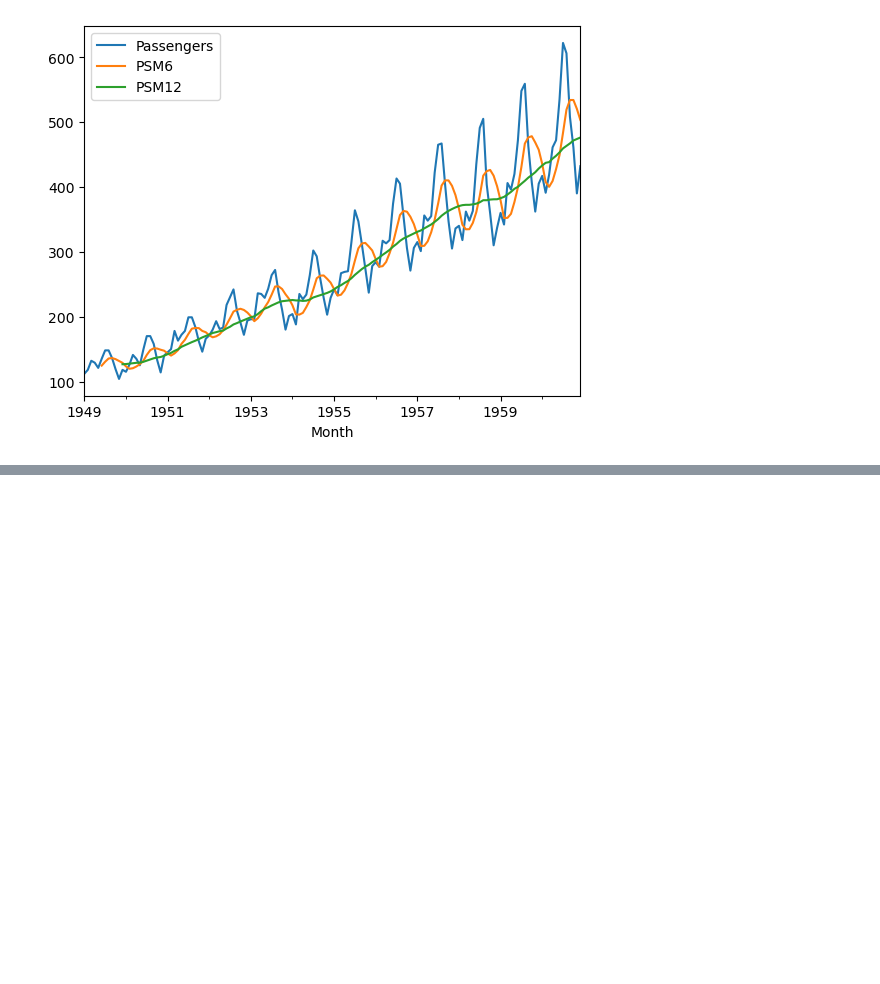
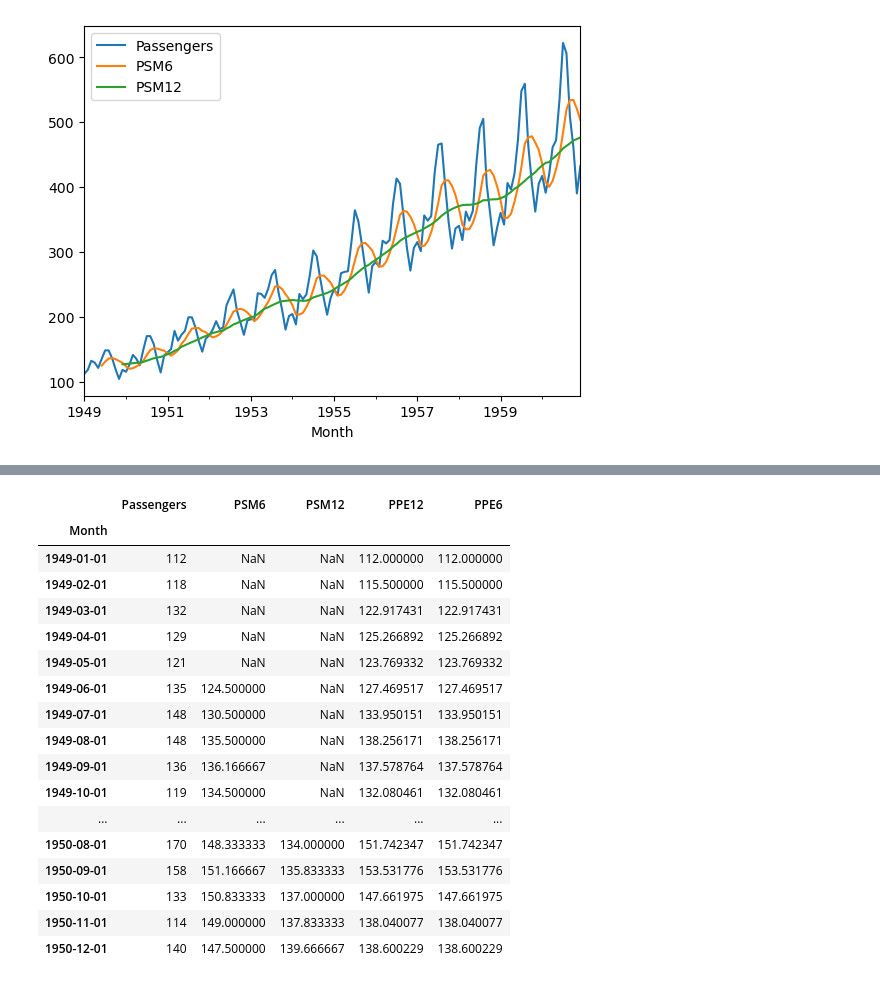
Before and after one commit to dparedes616/Series-de-Tiempo, a Jupyter notebook: promedios.ipynb, the cells around one changed output, grey strips where cells are left out. Cells and saved outputs as stored; diff of their text form; code cells hidden in the pictures; blank space fills up the shorter version.

```diff
--- a/promedios.ipynb
+++ b/promedios.ipynb
@@ -110,0 +141,22 @@ df_aerolinea.plot()
+# %%
+df_aerolinea["PPE6"] = df_aerolinea["Passengers"].ewm(span=6).mean()
+df_aerolinea.head(24)
+# %% [output]
+|  | Passengers | PSM6 | PSM12 | PPE12 | PPE6 |
+| Month |  |  |  |  |  |
+| 1949-01-01 | 112 | NaN | NaN | 112.000000 | 112.000000 |
+| 1949-02-01 | 118 | NaN | NaN | 115.500000 | 115.500000 |
+| 1949-03-01 | 132 | NaN | NaN | 122.917431 | 122.917431 |
+| 1949-04-01 | 129 | NaN | NaN | 125.266892 | 125.266892 |
+| 1949-05-01 | 121 | NaN | NaN | 123.769332 | 123.769332 |
+| 1949-06-01 | 135 | 124.500000 | NaN | 127.469517 | 127.469517 |
+| 1949-07-01 | 148 | 130.500000 | NaN | 133.950151 | 133.950151 |
+| 1949-08-01 | 148 | 135.500000 | NaN | 138.256171 | 138.256171 |
+| 1949-09-01 | 136 | 136.166667 | NaN | 137.578764 | 137.578764 |
+| 1949-10-01 | 119 | 134.500000 | NaN | 132.080461 | 132.080461 |
+| ... | ... | ... | ... | ... | ... |
+| 1950-08-01 | 170 | 148.333333 | 134.000000 | 151.742347 | 151.742347 |
+| 1950-09-01 | 158 | 151.166667 | 135.833333 | 153.531776 | 153.531776 |
+| 1950-10-01 | 133 | 150.833333 | 137.000000 | 147.661975 | 147.661975 |
+| 1950-11-01 | 114 | 149.000000 | 137.833333 | 138.040077 | 138.040077 |
+| 1950-12-01 | 140 | 147.500000 | 139.666667 | 138.600229 | 138.600229 |
```
Also changed, not shown: parts of 9 cells of this notebook, 1 other file.
